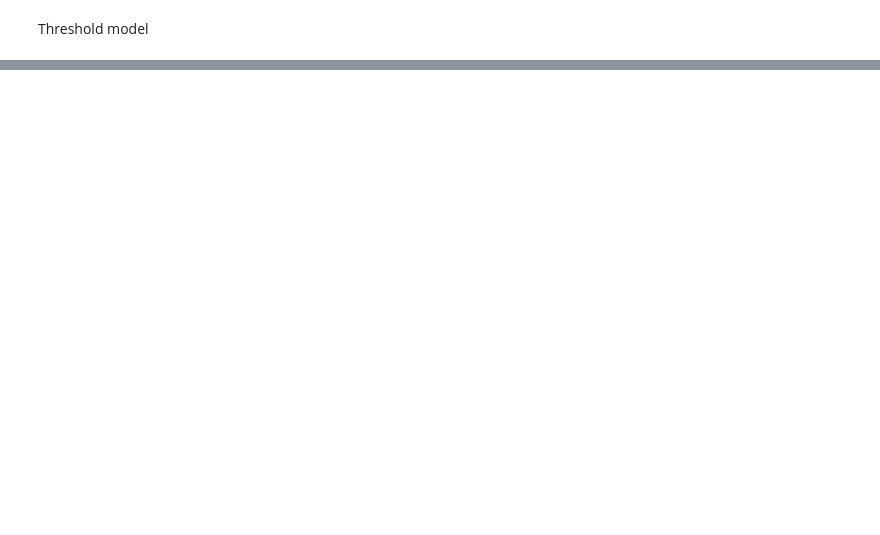
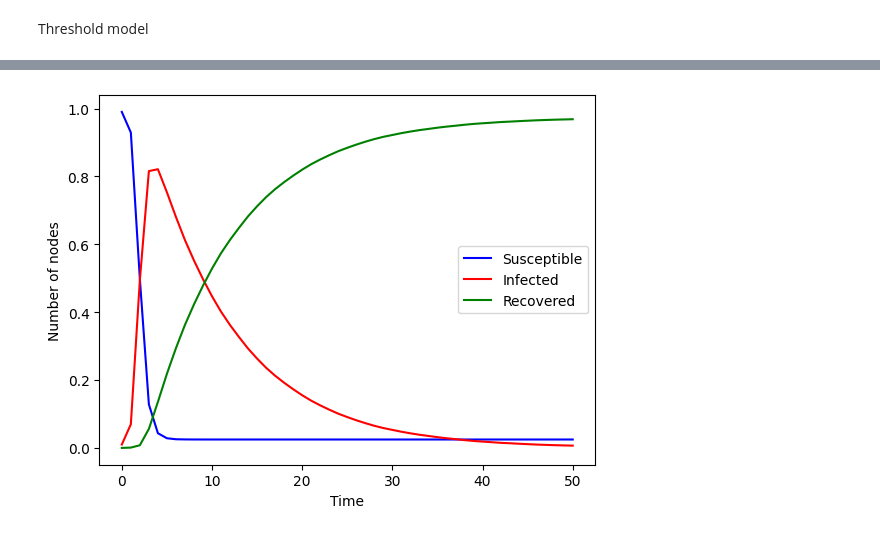
Before and after one commit to NetworkGang/NA-Project, a Jupyter notebook: src/Project_code.ipynb, the cells around one changed output, grey strips where cells are left out. Saved outputs shown, nothing was run; the diff lists cells and outputs as text; code cells hidden in the pictures; blank space fills up the shorter version.

```diff
--- a/src/Project_code.ipynb
+++ b/src/Project_code.ipynb
@@ -219,0 +102,29 @@ plt.show()
+# %%
+# Plotting  the graph
+num_susceptible = [len(G.nodes) - len(initial_infected_thres)]
+num_infected = [len(initial_infected_thres)]
+num_recovered = [0]
+for state, i, r in results_thres:
+    num_susceptible.append(list(state.values()).count(0))
+    num_infected.append(list(state.values()).count(1))
+    num_recovered.append(list(state.values()).count(2))
+
+num_susceptible = np.array(num_susceptible)
+num_infected = np.array(num_infected)
+num_recovered = np.array(num_recovered)
+# print(num_susceptible, num_infected, num_recovered)
+
+# get proportion
+prop_susceptible = num_susceptible / len(G.nodes)
+prop_infected = num_infected / len(G.nodes)
+prop_recovered = num_recovered / len(G.nodes)
+
+plt.plot(prop_susceptible, label="Susceptible", color="blue")
+plt.plot(prop_infected, label="Infected", color="red")
+plt.plot(prop_recovered, label="Recovered", color="green")
+plt.legend()
+plt.xlabel("Time")
+plt.ylabel("Number of nodes")
+plt.show()
+# %% [output]
+[figure, added]
```
Also changed, not shown: parts of 5 cells of this notebook, 1 other file.
